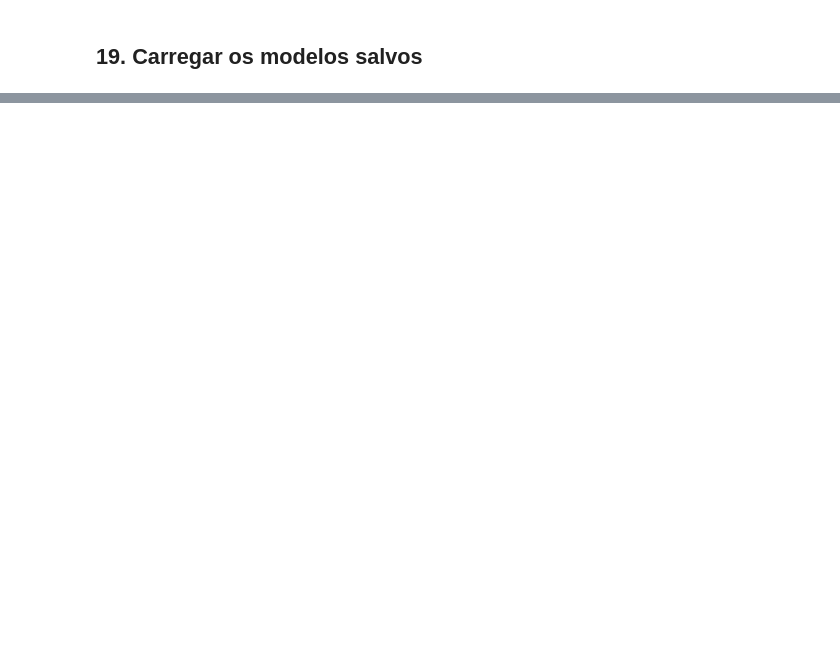
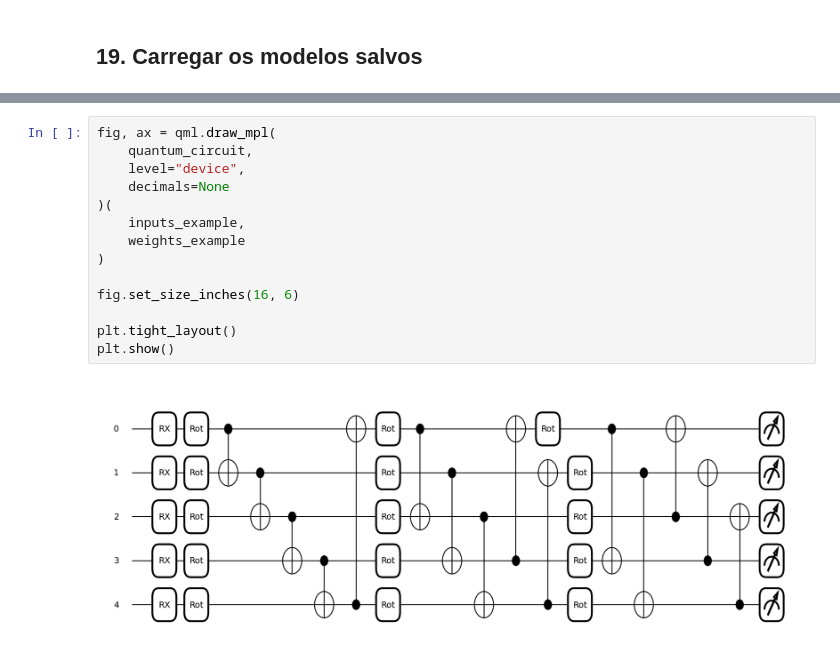
Before and after one commit to Schwarzam/trabalhos-posgrad, a Jupyter notebook: PCS5788/trabalho_final/HQNN_IBM_ruido_checkpoints_8epocas.ipynb, the cells around one changed output, grey strips where cells are left out. Drawn from its saved outputs; the diff is of its cells as text; blank space fills up the shorter version.

```diff
--- a/PCS5788/trabalho_final/HQNN_IBM_ruido_checkpoints_8epocas.ipynb
+++ b/PCS5788/trabalho_final/HQNN_IBM_ruido_checkpoints_8epocas.ipynb
@@ -692,0 +986,16 @@ A propagação Monte Carlo é complementar: ela mostra como a incerteza estatís
+# %%
+fig, ax = qml.draw_mpl(
+    quantum_circuit,
+    level="device",
+    decimals=None
+)(
+    inputs_example,
+    weights_example
+)
+
+fig.set_size_inches(16, 6)
+
+plt.tight_layout()
+plt.show()
+# %% [output]
+[figure, added]
```
Also changed, not shown: parts of 22 cells of this notebook, 4 other files.
